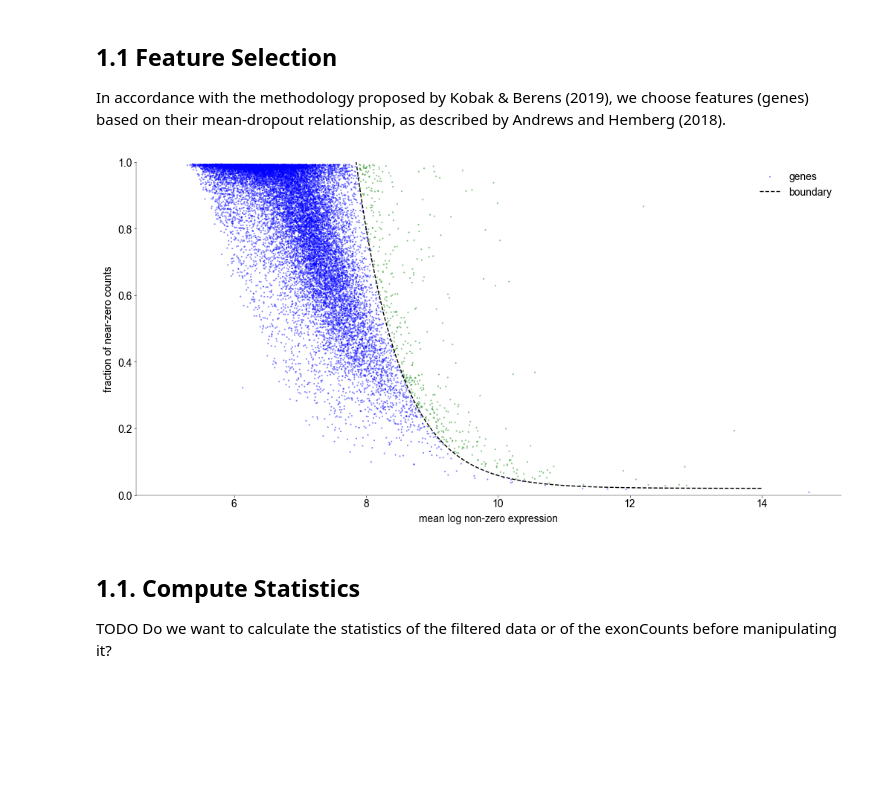
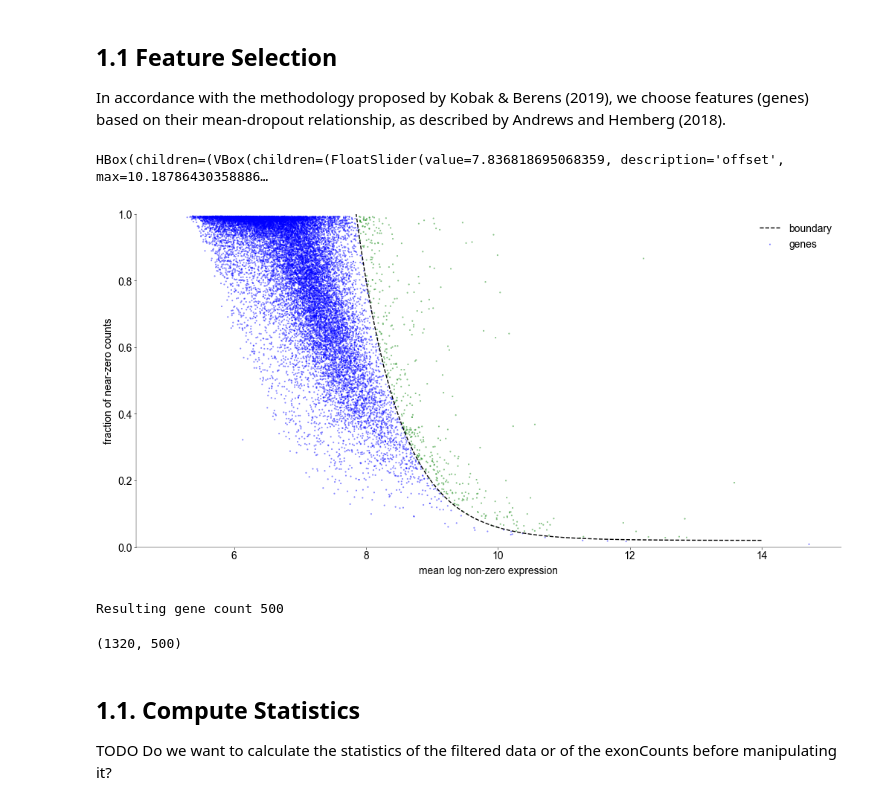
Before and after one commit to H-Kugler/neural-data-science, a Jupyter notebook: final_project/practical03_hand_in.ipynb, the cells around one changed output. Drawn from its saved outputs; the diff is of its cells as text; code cells hidden in the pictures; blank space fills up the shorter version.

```diff
--- a/final_project/practical03_hand_in.ipynb
+++ b/final_project/practical03_hand_in.ipynb
@@ -400,31 +409,54 @@ def binary_search(mu, num_genes):
 
 offset, idx = binary_search(m_g, 500)
 # %%
-# TODO: make this interactive ?
-x = np.linspace(5, 14, 100)
+def plot_filtering(offset=offset):
+    x = np.linspace(5, 14, 100)
 
-boundary_colors = np.array(["blue", "green"])[
-    (d_g > boundary(m_g, offset)).astype(int)
-]
+    fig, ax = plt.subplots(1, 1, figsize=(10, 5))
+    ax.set_xlabel("mean log non-zero expression")
+    ax.set_ylabel("fraction of near-zero counts")
+    ax.set_ylim(0, 1)
+    ax.plot(
+        x, boundary(x, offset), color="black", linestyle="--", label="boundary"
+    )
+    boundary_colors = np.array(["blue", "green"])[
+        (d_g > boundary(m_g, offset)).astype(int)
+    ]
+    ax.scatter(m_g, d_g, s=1, c=boundary_colors, label="genes", alpha=0.5)
 
-fig, ax = plt.subplots(1, 1, figsize=(10, 5))
-ax.scatter(m_g, d_g, s=1, c=boundary_colors, label="genes", alpha=0.5)
-ax.set_xlabel("mean log non-zero expression")
-ax.set_ylabel("fraction of near-zero counts")
-ax.set_ylim(0, 1)
-ax.plot(
-    x, boundary(x, offset), color="black", linestyle="--", label="boundary"
-)
-
-ax.legend()
-
-plt.show()
+    filtered_gene_count = np.sum(boundary_colors == "green")
+    ax.legend()
+    plt.show()
+    print(f"Resulting gene count {filtered_gene_count}")
-# %% [output]
-[figure, removed]
+# %%
+offset_slider = widgets.FloatSlider(
+    value=offset,
+    min=offset * 0.65,
+    max=offset * 1.3,
+    step=0.01,
+    description="offset",
+)
+
+out = widgets.interactive_output(plot_filtering, {"offset": offset_slider})
+
+widgets.HBox([widgets.VBox([offset_slider, out])])
+# %% [output]
+HBox(children=(VBox(children=(FloatSlider(value=7.836818695068359, description='offset', max=10.18786430358886…
+# %%
+# TODO sort this out:
+# static plot for pdf:
+plot_filtering(offset=offset)
+# %% [output]
+[figure, added]
+Resulting gene count 500
 # %%
-exonCounts_filtered = exonCounts_filtered[:, idx]
-genes_filtered = genes_filtered[idx]
-exonLengths_filtered = exonLengths_filtered[idx]
+offset, idx = binary_search(m_g, 500)
+exonCounts_filtered = exonCounts_filtered_0[:, idx]
+genes_filtered = genes_filtered_0[idx]
+exonLengths_filtered = exonLengths_filtered_0[idx]
+exonCounts_filtered.shape
+# %% [output]
+(1320, 500)
 # %% [markdown]
 ## 1.1. Compute Statistics
 
```
Also changed, not shown: parts of 7 cells of this notebook.
